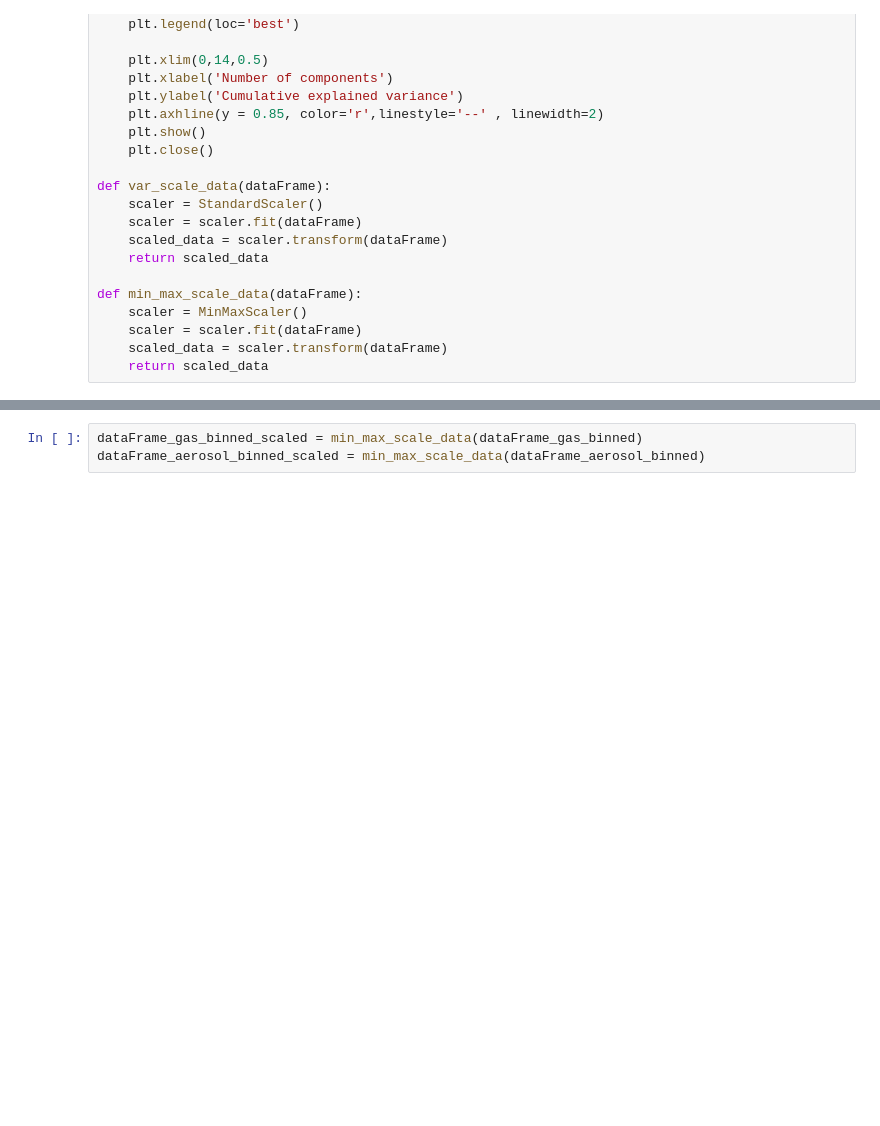
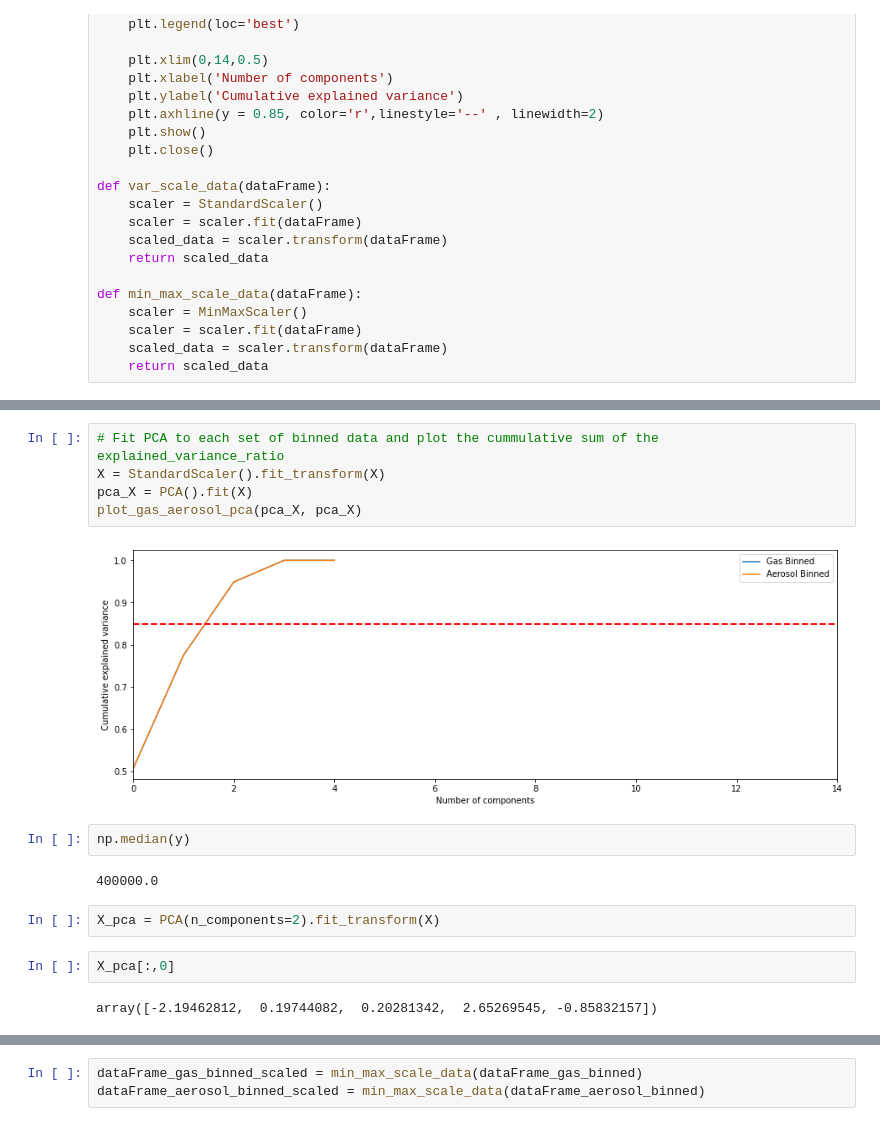
Before and after one commit to NCAR/ai4essportal, a Jupyter notebook: NB1_data_exploration.ipynb, the cells around one changed output, grey strips where cells are left out. Drawn from its saved outputs; the diff is of its cells as text; blank space fills up the shorter version.

```diff
--- a/NB1_data_exploration.ipynb
+++ b/NB1_data_exploration.ipynb
@@ -320,0 +347,17 @@ plot_gas_aerosol_pca(pca_gas, pca_aero)
+# %%
+# Fit PCA to each set of binned data and plot the cummulative sum of the explained_variance_ratio
+X = StandardScaler().fit_transform(X)
+pca_X = PCA().fit(X)
+plot_gas_aerosol_pca(pca_X, pca_X)
+# %% [output]
+[figure, added]
+# %%
+np.median(y)
+# %% [output]
+400000.0
+# %%
+X_pca = PCA(n_components=2).fit_transform(X)
+# %%
+X_pca[:,0]
+# %% [output]
+array([-2.19462812,  0.19744082,  0.20281342,  2.65269545, -0.85832157])
```
Also changed, not shown: parts of 10 cells of this notebook, 1 other file.
